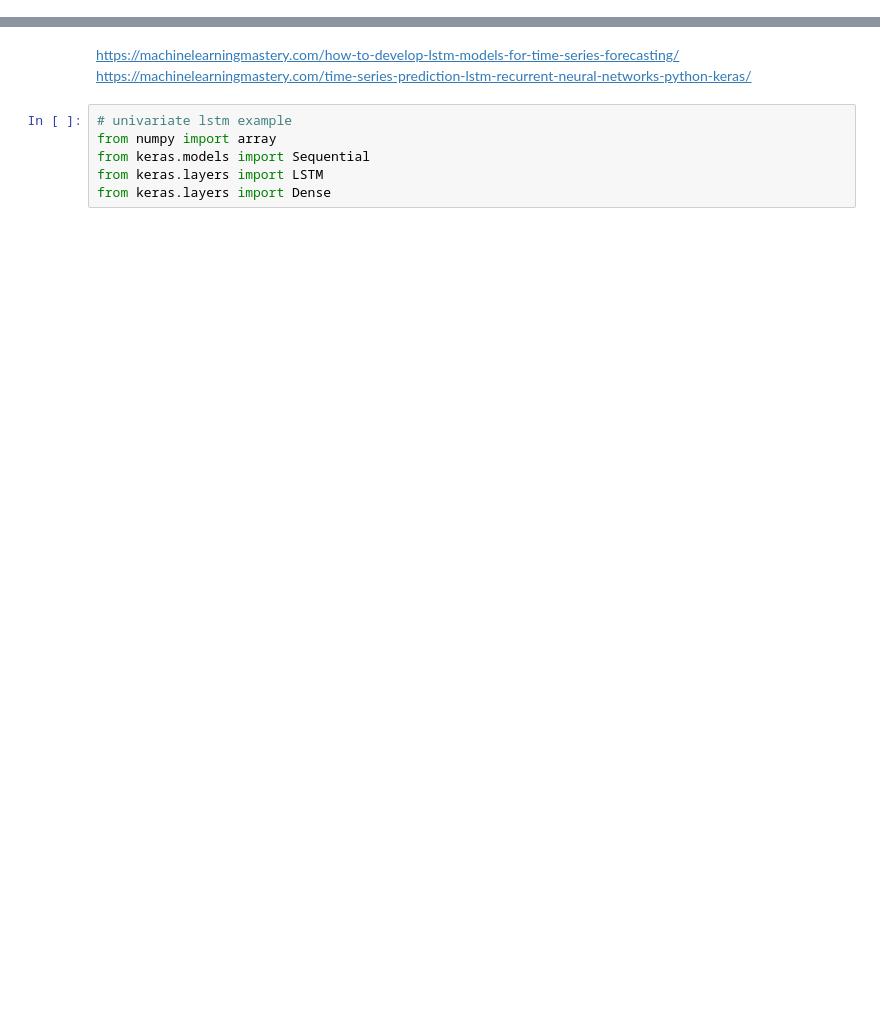
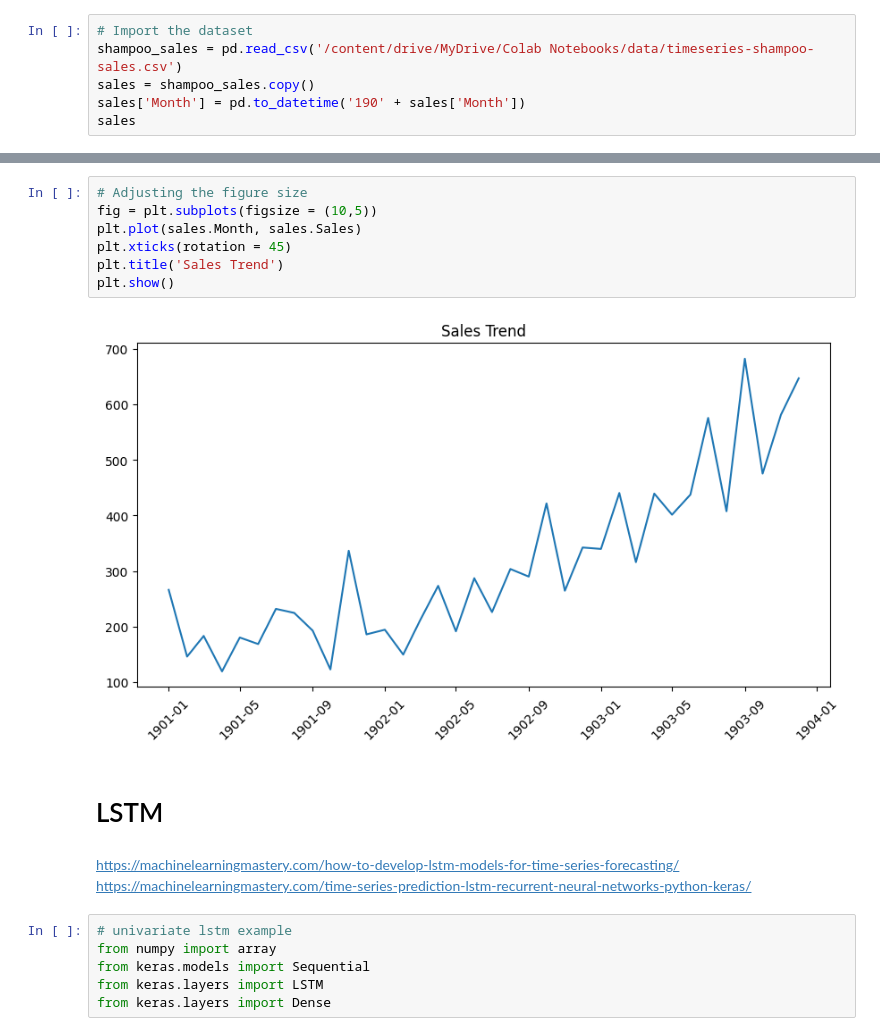
Before and after one commit to natiqz19/timeseries_analysis, a Jupyter notebook: timeseries1.ipynb, the cells around one changed output, grey strips where cells are left out. Saved outputs shown, nothing was run; the diff lists cells and outputs as text; blank space fills up the shorter version.

```diff
--- a/timeseries1.ipynb
+++ b/timeseries1.ipynb
@@ -2,0 +16,6 @@
+# %%
+# Import the dataset
+shampoo_sales = pd.read_csv('/content/drive/MyDrive/Colab Notebooks/data/timeseries-shampoo-sales.csv')
+sales = shampoo_sales.copy()
+sales['Month'] = pd.to_datetime('190' + sales['Month'])
+sales
@@ -3,3 +40,14 @@
+# %%
+# Adjusting the figure size
+fig = plt.subplots(figsize = (10,5))
+plt.plot(sales.Month, sales.Sales)
+plt.xticks(rotation = 45)
+plt.title('Sales Trend')
+plt.show()
+# %% [output]
+[figure, added]
+# %% [markdown]
+# LSTM
 # %% [markdown]
 https://machinelearningmastery.com/how-to-develop-lstm-models-for-time-series-forecasting/
 https://machinelearningmastery.com/time-series-prediction-lstm-recurrent-neural-networks-python-keras/
```
Also changed, not shown: parts of 9 cells of this notebook.
